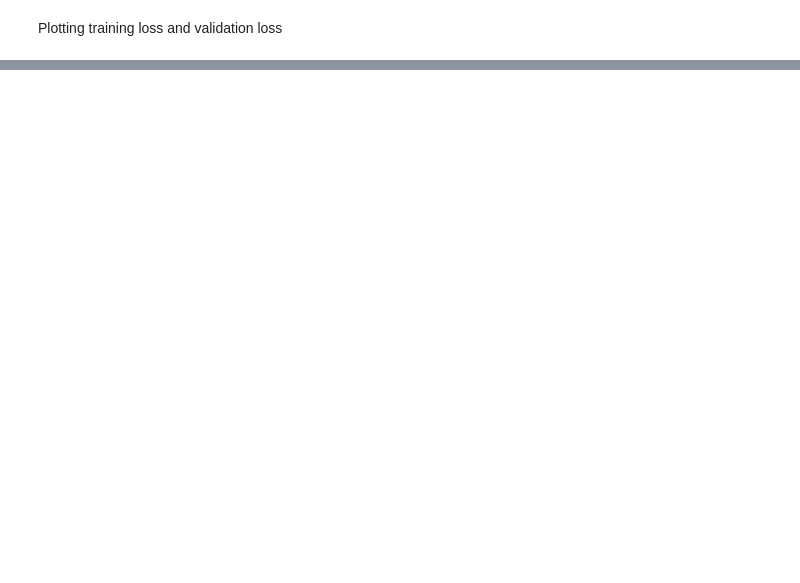
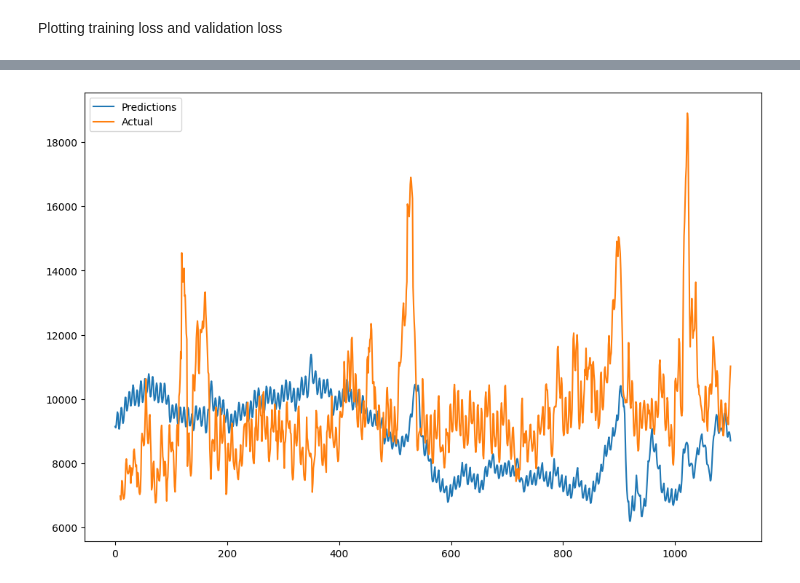
Before and after one commit to lieric90/Store-Sales, a Jupyter notebook: Store Sales Predictions/store_sale_predictions.ipynb, the cells around one changed output, grey strips where cells are left out. Cells and saved outputs as stored; diff of their text form; code cells hidden in the pictures; blank space fills up the shorter version.

```diff
--- a/Store Sales Predictions/store_sale_predictions.ipynb
+++ b/Store Sales Predictions/store_sale_predictions.ipynb
@@ -620,0 +638,9 @@ plt.show()
+# %%
+original_ydata = original_ydata.rolling(10).mean()
+plt.figure(figsize=(12, 8))
+plt.plot(original_xdata, label = "Predictions")
+plt.plot(original_ydata, label = "Actual")
+plt.legend()
+plt.show()
+# %% [output]
+[figure, added]
```
Also changed, not shown: parts of 11 cells of this notebook.
